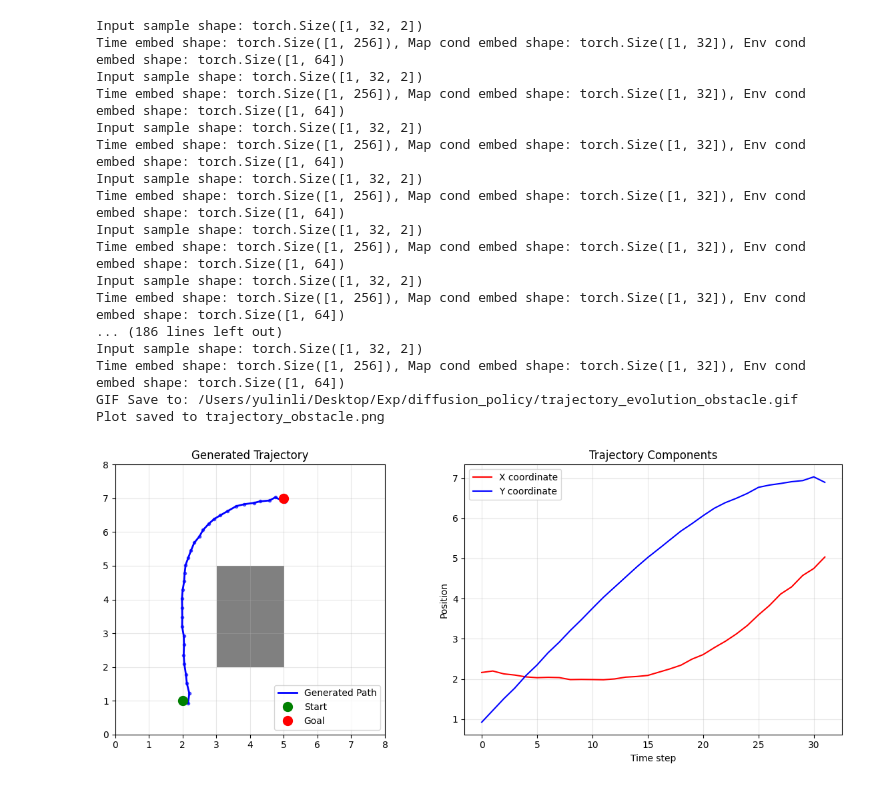
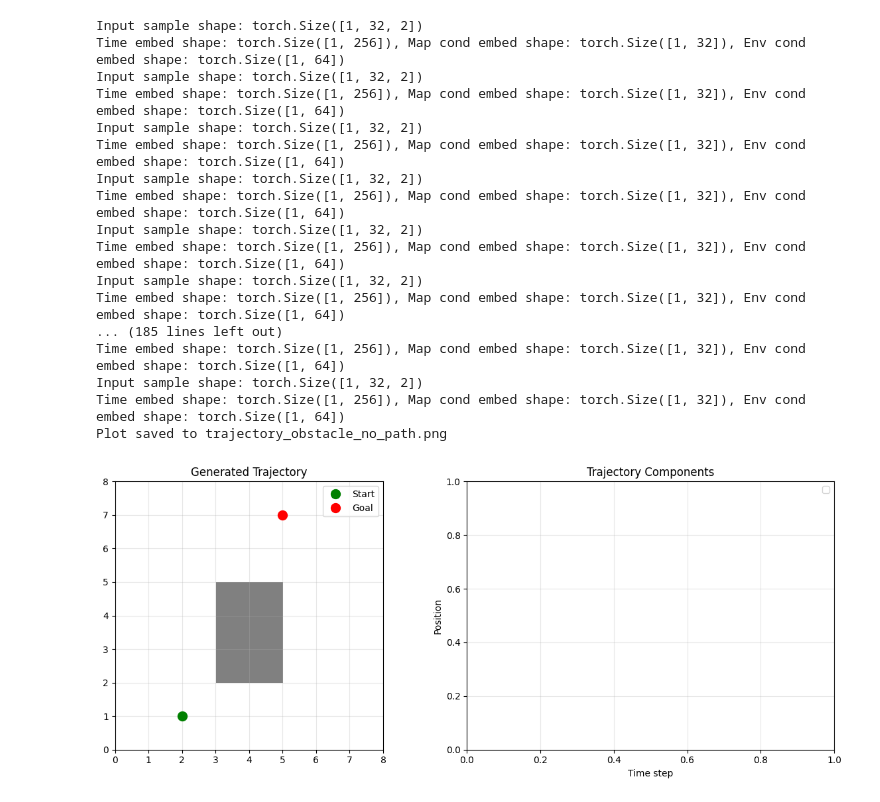
Before and after one commit to Rin-Li/diffusion_motion, a Jupyter notebook: plane_embed_test.ipynb, the cells around one changed output. Saved outputs shown, nothing was run; the diff lists cells and outputs as text; code cells hidden in the pictures.

```diff
--- a/plane_embed_test.ipynb
+++ b/plane_embed_test.ipynb
@@ -71,8 +71,8 @@ def visualize_result(trajectory, start, goal, obstacles, save_path=None):
     # Plot 1: Trajectory with obstacles
     ax1.imshow(obs_np, origin='lower', cmap='gray_r', extent=[0, 8, 0, 8], alpha=0.5)  # transpose to match axis
 
-    ax1.plot(traj_np[:, 0], traj_np[:, 1], 'b-', linewidth=2, label='Generated Path')
-    ax1.plot(traj_np[:, 0], traj_np[:, 1], 'bo', markersize=3, alpha=0.6)
+    # ax1.plot(traj_np[:, 0], traj_np[:, 1], 'b-', linewidth=2, label='Generated Path')
+    # ax1.plot(traj_np[:, 0], traj_np[:, 1], 'bo', markersize=3, alpha=0.6)
     ax1.plot(start_np[0], start_np[1], 'go', markersize=10, label='Start')
     ax1.plot(goal_np[0], goal_np[1], 'ro', markersize=10, label='Goal')
     ax1.set_xlim(0, 8)
@@ -84,8 +84,8 @@ def visualize_result(trajectory, start, goal, obstacles, save_path=None):
     ax1.legend()
 
     # Plot 2: Trajectory over time
-    ax2.plot(range(len(traj_np)), traj_np[:, 0], 'r-', label='X coordinate')
-    ax2.plot(range(len(traj_np)), traj_np[:, 1], 'b-', label='Y coordinate')
+    # ax2.plot(range(len(traj_np)), traj_np[:, 0], 'r-', label='X coordinate')
+    # ax2.plot(range(len(traj_np)), traj_np[:, 1], 'b-', label='Y coordinate')
     ax2.set_xlabel('Time step')
     ax2.set_ylabel('Position')
     ax2.set_title('Trajectory Components')
@@ -178,36 +178,36 @@ net = ConditionalUnet1D(
     global_cond_dim=config.network_config["vit_config"]["num_classes"] + config.network_config["mlp_config"]["embed_dim"],
     network_config=config.network_config
 )
 scheduler = build_noise_scheduler_from_config(config_dict)
 
 policy = PlaneDiffusionPolicy(model=net, noise_scheduler=scheduler, config=config_dict, device=device)
 policy.load_weights(ckpt_path)
 
 
 start, goal, obstacles = create_test_scenario(device=device)
 
 
 trajectory, trajectory_all = generate_path(policy, start, goal, obstacles)
 
 
-visualize_trajectory_gif(trajectory_all, start, goal, obstacles, save_path="trajectory_evolution_obstacle.gif", fps=10)
-visualize_result(trajectory, start, goal, obstacles, save_path="trajectory_obstacle.png")
+# visualize_trajectory_gif(trajectory_all, start, goal, obstacles, save_path="trajectory_evolution_obstacle.gif", fps=10)
+visualize_result(trajectory, start, goal, obstacles, save_path="trajectory_obstacle_no_path.png")
 # %% [output]
 Input sample shape: torch.Size([1, 32, 2])
 Time embed shape: torch.Size([1, 256]), Map cond embed shape: torch.Size([1, 32]), Env cond embed shape: torch.Size([1, 64])
 Input sample shape: torch.Size([1, 32, 2])
 Time embed shape: torch.Size([1, 256]), Map cond embed shape: torch.Size([1, 32]), Env cond embed shape: torch.Size([1, 64])
 Input sample shape: torch.Size([1, 32, 2])
 Time embed shape: torch.Size([1, 256]), Map cond embed shape: torch.Size([1, 32]), Env cond embed shape: torch.Size([1, 64])
 Input sample shape: torch.Size([1, 32, 2])
 Time embed shape: torch.Size([1, 256]), Map cond embed shape: torch.Size([1, 32]), Env cond embed shape: torch.Size([1, 64])
 Input sample shape: torch.Size([1, 32, 2])
 Time embed shape: torch.Size([1, 256]), Map cond embed shape: torch.Size([1, 32]), Env cond embed shape: torch.Size([1, 64])
 Input sample shape: torch.Size([1, 32, 2])
 Time embed shape: torch.Size([1, 256]), Map cond embed shape: torch.Size([1, 32]), Env cond embed shape: torch.Size([1, 64])
-... (186 lines left out)
+... (185 lines left out)
+Time embed shape: torch.Size([1, 256]), Map cond embed shape: torch.Size([1, 32]), Env cond embed shape: torch.Size([1, 64])
 Input sample shape: torch.Size([1, 32, 2])
 Time embed shape: torch.Size([1, 256]), Map cond embed shape: torch.Size([1, 32]), Env cond embed shape: torch.Size([1, 64])
-GIF Save to: /Users/yulinli/Desktop/Exp/diffusion_policy/trajectory_evolution_obstacle.gif
-Plot saved to trajectory_obstacle.png
+Plot saved to trajectory_obstacle_no_path.png
-[figure, old version]
+[figure, new version]
```
Also changed, not shown: 3 other files.
